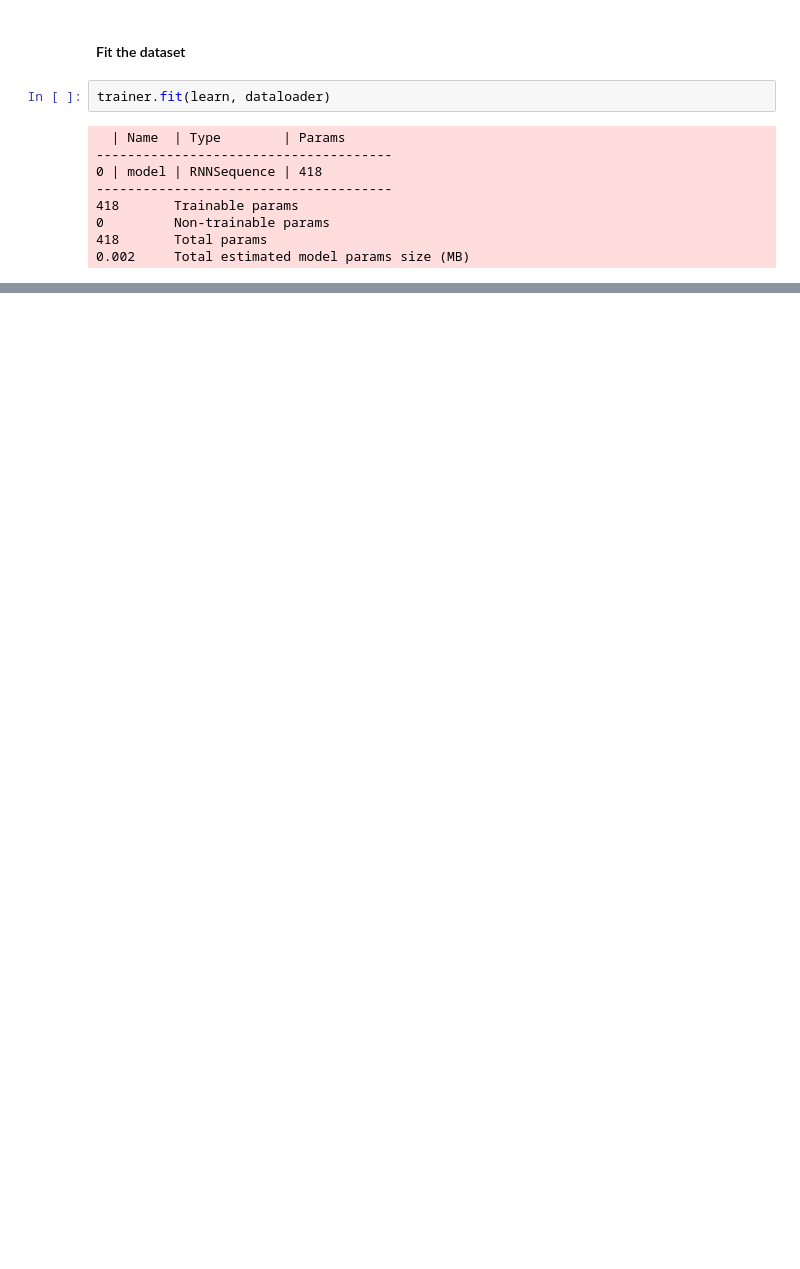
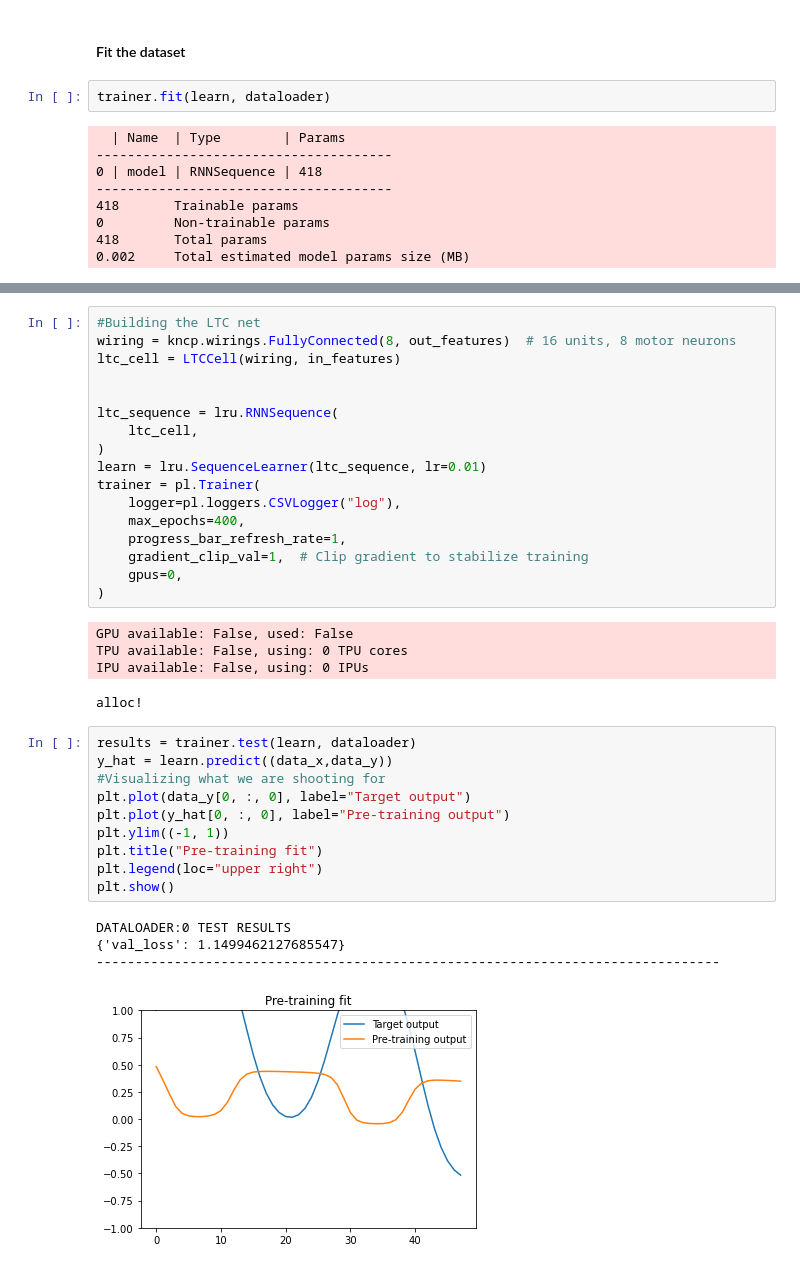
Before and after one commit to RenardDesNeiges/CTNN_Policies, a Jupyter notebook: torch_NCP_example.ipynb, the cells around one changed output, grey strips where cells are left out. Saved outputs shown, nothing was run; the diff lists cells and outputs as text; blank space fills up the shorter version.

```diff
--- a/torch_NCP_example.ipynb
+++ b/torch_NCP_example.ipynb
@@ -142,0 +199,37 @@ DATALOADER:0 TEST RESULTS
+# %%
+#Building the LTC net
+wiring = kncp.wirings.FullyConnected(8, out_features)  # 16 units, 8 motor neurons
+ltc_cell = LTCCell(wiring, in_features)
+
+
+ltc_sequence = lru.RNNSequence(
+    ltc_cell,
+)
+learn = lru.SequenceLearner(ltc_sequence, lr=0.01)
+trainer = pl.Trainer(
+    logger=pl.loggers.CSVLogger("log"),
+    max_epochs=400,
+    progress_bar_refresh_rate=1,
+    gradient_clip_val=1,  # Clip gradient to stabilize training
+    gpus=0,
+)
+# %% [output]
+GPU available: False, used: False
+TPU available: False, using: 0 TPU cores
+IPU available: False, using: 0 IPUs
+alloc!
+# %%
+results = trainer.test(learn, dataloader)
+y_hat = learn.predict((data_x,data_y))
+#Visualizing what we are shooting for
+plt.plot(data_y[0, :, 0], label="Target output")
+plt.plot(y_hat[0, :, 0], label="Pre-training output")
+plt.ylim((-1, 1))
+plt.title("Pre-training fit")
+plt.legend(loc="upper right")
+plt.show()
+# %% [output]
+DATALOADER:0 TEST RESULTS
+{'val_loss': 1.1499462127685547}
+--------------------------------------------------------------------------------
+[figure, added]
```
Also changed, not shown: parts of 13 cells of this notebook, 1 other file.
